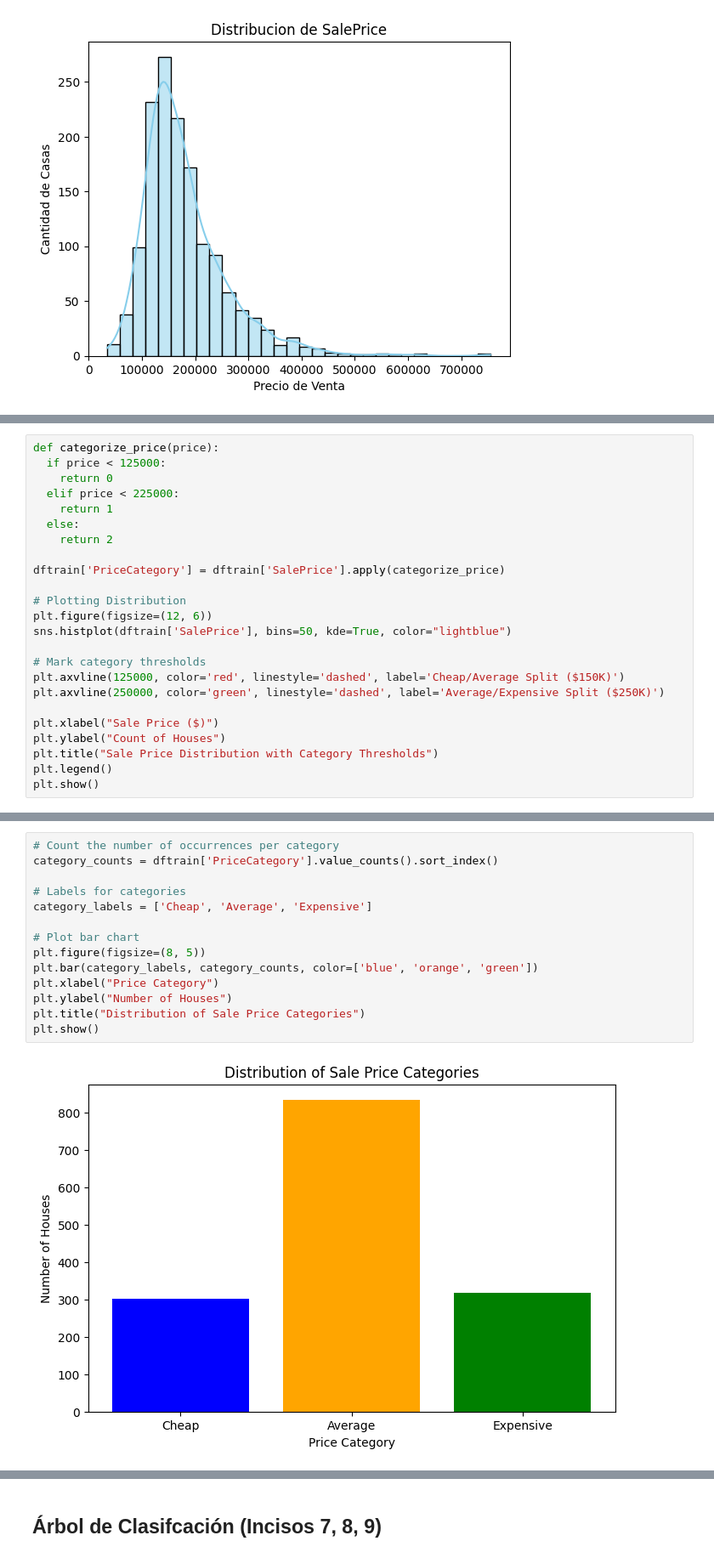
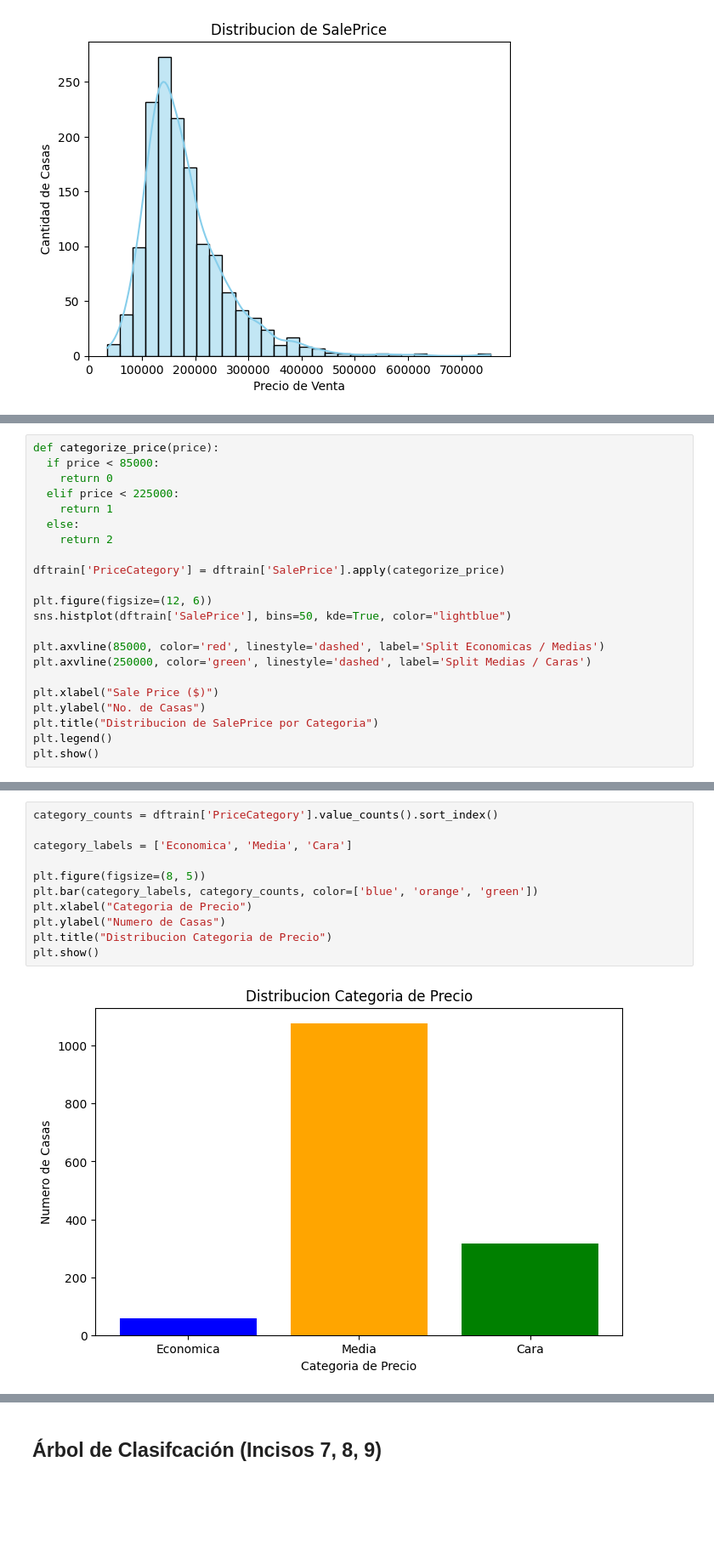
Before and after one commit to DiegoLinares11/Modelos-de-Regresion-Lineal, a Jupyter notebook: Entrega2/Arboles.ipynb, the cells around one changed output, grey strips where cells are left out. Shown at 85% size. Drawn from its saved outputs; the diff is of its cells as text; blank space fills up the shorter version.

```diff
--- a/Entrega2/Arboles.ipynb
+++ b/Entrega2/Arboles.ipynb
@@ -1132,6 +1140,6 @@ Puntos Clave:
 # %%
 def categorize_price(price):
-  if price < 125000:
+  if price < 85000:
     return 0
   elif price < 225000:
     return 1
@@ -1140,17 +1148,15 @@ def categorize_price(price):
 
 dftrain['PriceCategory'] = dftrain['SalePrice'].apply(categorize_price)
 
-# Plotting Distribution
 plt.figure(figsize=(12, 6))
 sns.histplot(dftrain['SalePrice'], bins=50, kde=True, color="lightblue")
 
-# Mark category thresholds
-plt.axvline(125000, color='red', linestyle='dashed', label='Cheap/Average Split ($150K)')
-plt.axvline(250000, color='green', linestyle='dashed', label='Average/Expensive Split ($250K)')
+plt.axvline(85000, color='red', linestyle='dashed', label='Split Economicas / Medias')
+plt.axvline(250000, color='green', linestyle='dashed', label='Split Medias / Caras')
 
 plt.xlabel("Sale Price ($)")
-plt.ylabel("Count of Houses")
-plt.title("Sale Price Distribution with Category Thresholds")
+plt.ylabel("No. de Casas")
+plt.title("Distribucion de SalePrice por Categoria")
 plt.legend()
 plt.show()
 # %% [output]
@@ -1162,16 +1166,13 @@ Las líneas punteadas en rojo ($125K) y verde ($225K) permiten identificar visua
 # %%
-# Count the number of occurrences per category
 category_counts = dftrain['PriceCategory'].value_counts().sort_index()
 
-# Labels for categories
-category_labels = ['Cheap', 'Average', 'Expensive']
+category_labels = ['Economica', 'Media', 'Cara']
 
-# Plot bar chart
 plt.figure(figsize=(8, 5))
 plt.bar(category_labels, category_counts, color=['blue', 'orange', 'green'])
-plt.xlabel("Price Category")
-plt.ylabel("Number of Houses")
-plt.title("Distribution of Sale Price Categories")
+plt.xlabel("Categoria de Precio")
+plt.ylabel("Numero de Casas")
+plt.title("Distribucion Categoria de Precio")
 plt.show()
 # %% [output]
-[figure, old version]
+[figure, new version]
```
Also changed, not shown: parts of 73 cells of this notebook.
